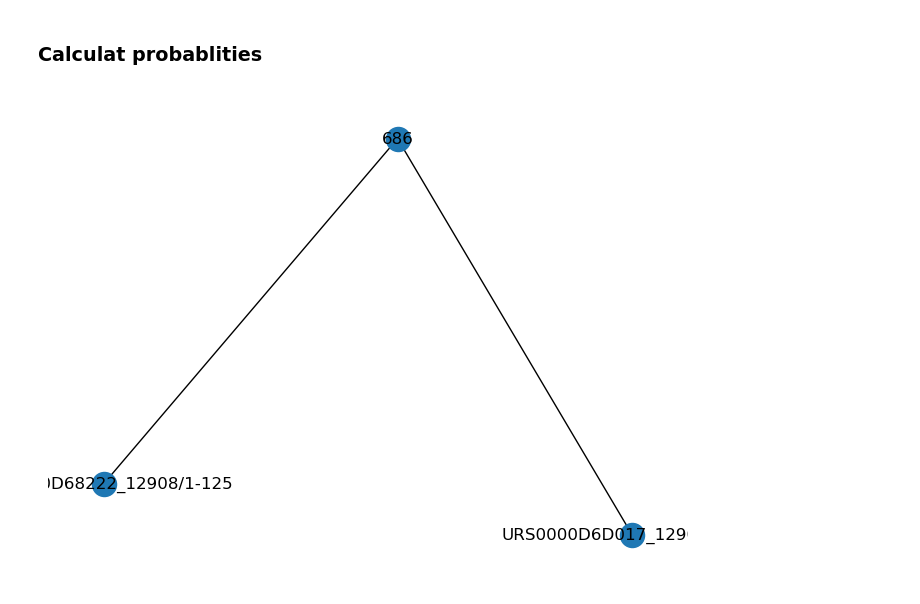
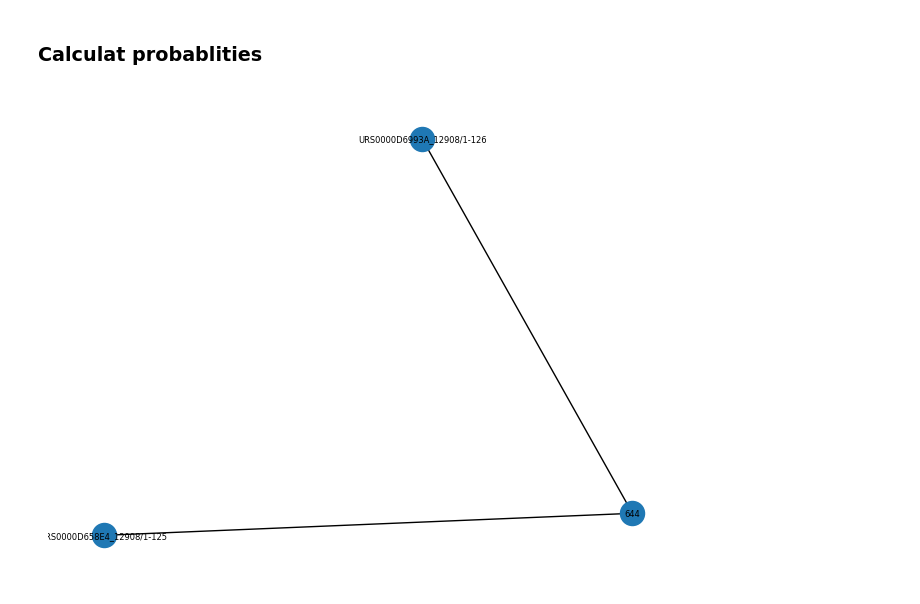
Before and after one commit to Mr-Ahmadi/RNA-Secondary-Structure-Prediction, a Jupyter notebook: notebook/process.ipynb, the cells around one changed output. Drawn from its saved outputs; the diff is of its cells as text; code cells hidden in the pictures.

```diff
--- a/notebook/process.ipynb
+++ b/notebook/process.ipynb
@@ -346,7 +346,7 @@ def get_subtree(graph, leavs_name):
             min_distance = new_distance
             subtree_root = node
 
-    nx.draw(subtree, with_labels=True)
+    nx.draw(subtree, with_labels=True, font_size=6)
 
     return subtree, subtree_root, leaf_nodes, unleaf_nodes
 # %% [markdown]
@@ -617,23 +663,23 @@ simplified = simplify_struct(structure, "RF03000")
 # %% [markdown]
 ### Calculat probablities
 # %%
-aligned_list = ["URS0000D68222_12908/1-125", "URS0000D6D017_12908/1-124"]
+aligned_list = ["URS0000D658E4_12908/1-125", "URS0000D6993A_12908/1-126"]
 subtree, subtree_root, leaf_nodes, unleaf_nodes = get_subtree(graph, aligned_list)
 
-(single_column_probs,
- paired_column_probs) = get_column_probs(
-    subtree,
-    subtree_root,
-    leaf_nodes,
-    unleaf_nodes,
-    single_frequencies,
-    paired_frequencies,
-    single_rate_values,
-    paired_rate_values,
-    aligned_list
-)
+# (single_column_probs,
+#  paired_column_probs) = get_columns_prob(
+#     subtree,
+#     subtree_root,
+#     leaf_nodes,
+#     unleaf_nodes,
+#     single_frequencies,
+#     paired_frequencies,
+#     single_rate_values,
+#     paired_rate_values,
+#     aligned_list
+# )
 # %% [output]
-[figure, old version]
+[figure, new version]
 # %%
 unary_rules = pcfg.grammar.unary_rules
 binary_rules = pcfg.grammar.binary_rules
```
Also changed, not shown: parts of 9 cells of this notebook, 11 other files.
